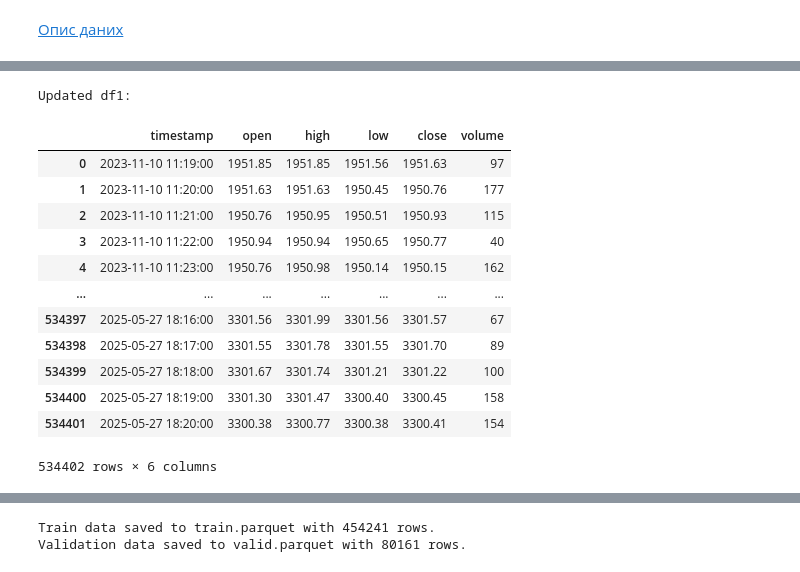
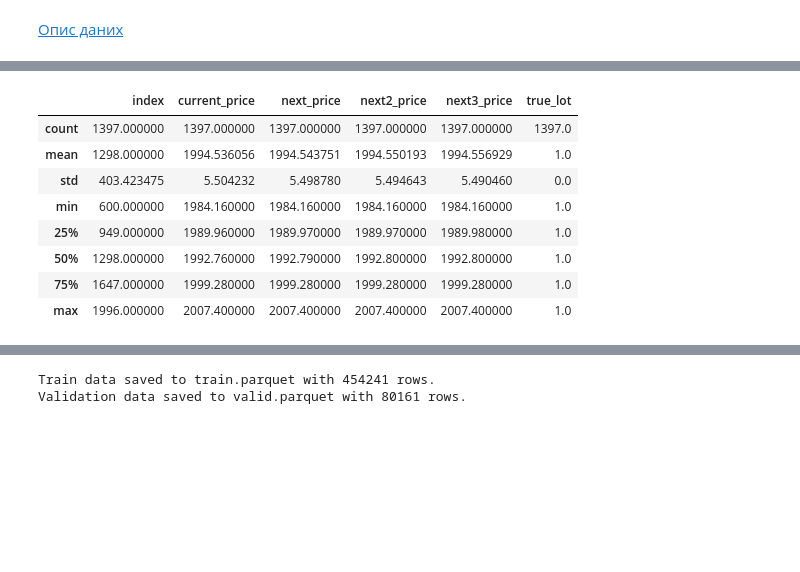
Before and after one commit to Flyingzaptop/Python-Colab, a Jupyter notebook: updateParquet.ipynb, the cells around one changed output, grey strips where cells are left out. Cells and saved outputs as stored; diff of their text form; code cells hidden in the pictures; blank space fills up the shorter version.

```diff
--- a/updateParquet.ipynb
+++ b/updateParquet.ipynb
@@ -28,68 +43,12 @@ df
-# %%
-# prompt: make new dataframe, that will be updated "df1" with info from "df" (new rows -  seach with timestamps)
-
-# Assuming 'timestamp' is the column name in both dataframes for time-based matching
-# and that 'df' contains the new information to update 'df1'.
-# We will merge based on the timestamp.
-
-# Ensure timestamp columns are in datetime format for proper merging
-df['timestamp'] = pd.to_datetime(df['timestamp'])
-df1['timestamp'] = pd.to_datetime(df1['timestamp'])
-
-# Perform an outer merge to include all rows from both dataframes.
-# This will add new rows from 'df' that don't exist in 'df1' (based on timestamp).
-# It will also keep existing rows from 'df1'.
-# The 'indicator=True' adds a column '_merge' to show the origin of the row (left_only, right_only, both).
-merged_df = pd.merge(df1, df, on='timestamp', how='outer', suffixes=('_old', '_new'), indicator=True)
-
-# Identify rows that are only in 'df' (the new data)
-new_rows_from_df = merged_df[merged_df['_merge'] == 'right_only'].drop(columns=['_merge'])
-
-# Identify rows that are in both dataframes. In a simple update scenario where
-# you want to keep the *new* information from 'df' for matching timestamps,
-# you might want to replace the data in 'df1' with data from 'df' for these timestamps.
-# However, the prompt asks for "new rows - search with timestamps". This implies
-# adding rows from 'df' that *don't* have a matching timestamp in 'df1'.
-# The `right_only` condition from the outer merge already captures this.
-
-# To update df1 with the new rows from df:
-# We can concatenate the original df1 with the new rows found in df.
-# This approach adds rows from df that were not in df1 based on the timestamp.
-# It avoids replacing existing rows in df1 if there are matching timestamps,
-# adhering strictly to the "new rows" request. If you wanted to update existing
-# rows as well, the merge strategy would need adjustment (e.g., using a left merge
-# and then filling NaNs or selecting columns from _new).
-
-# Let's extract the rows from df that do NOT have a matching timestamp in df1.
-# We can achieve this by performing a left anti-join from df to df1.
-# A simpler way, leveraging the previous outer merge:
-# Select columns from the original 'df' dataframe for the rows that were only in 'df'
-# in the outer merge.
-df_to_add = df[df['timestamp'].isin(new_rows_from_df['timestamp'])]
-
-# Now, concatenate the original df1 with these new rows from df.
-df1_updated = pd.concat([df1, df_to_add], ignore_index=True).drop_duplicates(subset=['timestamp']).sort_values(by='timestamp').reset_index(drop=True)
-
-# Now, df1_updated contains the original df1 rows plus any new rows from df
-# that did not have a matching timestamp in the original df1.
-# You can replace df1 with this updated dataframe if you intend to modify the original variable.
-df1 = df1_updated
-
-# Display the updated df1
-print("Updated df1:")
-df1
-# %% [output]
-Updated df1:
-|  | timestamp | open | high | low | close | volume |
-| 0 | 2023-11-10 11:19:00 | 1951.85 | 1951.85 | 1951.56 | 1951.63 | 97 |
-| 1 | 2023-11-10 11:20:00 | 1951.63 | 1951.63 | 1950.45 | 1950.76 | 177 |
-| 2 | 2023-11-10 11:21:00 | 1950.76 | 1950.95 | 1950.51 | 1950.93 | 115 |
-| 3 | 2023-11-10 11:22:00 | 1950.94 | 1950.94 | 1950.65 | 1950.77 | 40 |
-| 4 | 2023-11-10 11:23:00 | 1950.76 | 1950.98 | 1950.14 | 1950.15 | 162 |
-| ... | ... | ... | ... | ... | ... | ... |
-| 534397 | 2025-05-27 18:16:00 | 3301.56 | 3301.99 | 3301.56 | 3301.57 | 67 |
-| 534398 | 2025-05-27 18:17:00 | 3301.55 | 3301.78 | 3301.55 | 3301.70 | 89 |
-| 534399 | 2025-05-27 18:18:00 | 3301.67 | 3301.74 | 3301.21 | 3301.22 | 100 |
-| 534400 | 2025-05-27 18:19:00 | 3301.30 | 3301.47 | 3300.40 | 3300.45 | 158 |
-| 534401 | 2025-05-27 18:20:00 | 3300.38 | 3300.77 | 3300.38 | 3300.41 | 154 |
-534402 rows × 6 columns
+# %%
+df.describe()
+# %% [output]
+|  | index | current_price | next_price | next2_price | next3_price | true_lot |
+| count | 1397.000000 | 1397.000000 | 1397.000000 | 1397.000000 | 1397.000000 | 1397.0 |
+| mean | 1298.000000 | 1994.536056 | 1994.543751 | 1994.550193 | 1994.556929 | 1.0 |
+| std | 403.423475 | 5.504232 | 5.498780 | 5.494643 | 5.490460 | 0.0 |
+| min | 600.000000 | 1984.160000 | 1984.160000 | 1984.160000 | 1984.160000 | 1.0 |
+| 25% | 949.000000 | 1989.960000 | 1989.970000 | 1989.970000 | 1989.980000 | 1.0 |
+| 50% | 1298.000000 | 1992.760000 | 1992.790000 | 1992.800000 | 1992.800000 | 1.0 |
+| 75% | 1647.000000 | 1999.280000 | 1999.280000 | 1999.280000 | 1999.280000 | 1.0 |
+| max | 1996.000000 | 2007.400000 | 2007.400000 | 2007.400000 | 2007.400000 | 1.0 |
```
Also changed, not shown: parts of 3 cells of this notebook.
